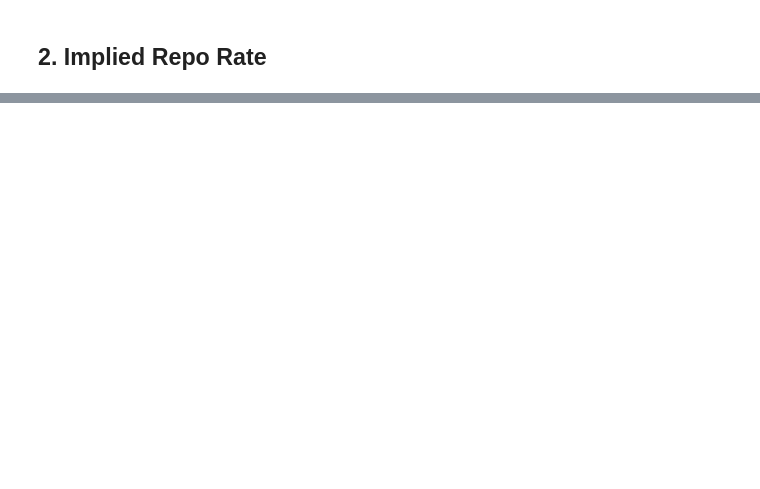
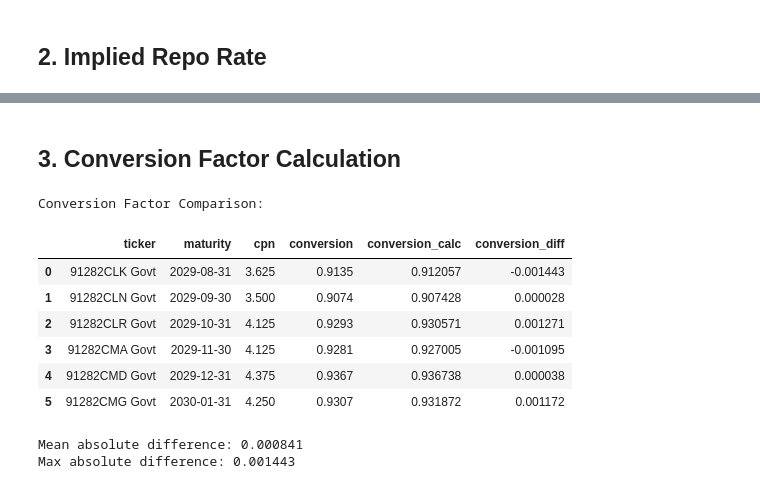
Before and after one commit to DipeshGhimire/FinMath-FixedIncome, a Jupyter notebook: treasury_futures/ctd_and_implied_repo.ipynb, the cells around one changed output, grey strips where cells are left out. Drawn from its saved outputs; the diff is of its cells as text; code cells hidden in the pictures; blank space fills up the shorter version.

```diff
--- a/treasury_futures/ctd_and_implied_repo.ipynb
+++ b/treasury_futures/ctd_and_implied_repo.ipynb
@@ -112,0 +264,59 @@ Answer: Yes, this matches the CTD identified by Bloomberg in the fut_ctd field,
+# %% [markdown]
+## 3. Conversion Factor Calculation
+# %%
+def calculate_conversion_factor(row, delivery_date):
+    """
+    Calculate CBOT conversion factor using 6% flat yield assumption.
+    Formula: φ = (c/0.06) * [1 - 1/(1.03)^n] + 1/(1.03)^n
+    """
+    # Get maturity date
+    maturity = pd.to_datetime(row['maturity'])
+
+    # First day of delivery month
+    first_day_delivery_month = delivery_date.replace(day=1)
+
+    # Calculate months from first day of delivery month to maturity
+    months_to_maturity = (maturity.year - first_day_delivery_month.year) * 12 + \
+                         (maturity.month - first_day_delivery_month.month)
+
+    # Round to nearest quarter (3 months)
+    months_rounded = round(months_to_maturity / 3) * 3
+
+    # Number of semiannual periods
+    n = months_rounded / 6
+
+    # Coupon rate (as decimal)
+    c = row['cpn'] / 100.0
+
+    # Conversion factor formula
+    if n > 0:
+        phi = (c / 0.06) * (1 - (1 / (1.03 ** n))) + (1 / (1.03 ** n))
+    else:
+        phi = 1.0  # Edge case
+
+    return phi
+
+# Calculate conversion factors
+bond_data['conversion_calc'] = bond_data.apply(
+    lambda row: calculate_conversion_factor(row, T_delivery), axis=1
+)
+
+# Compare with Bloomberg values
+bond_data['conversion_diff'] = bond_data['conversion_calc'] - bond_data['conversion']
+
+print("Conversion Factor Comparison:")
+display(bond_data[['ticker', 'maturity', 'cpn', 'conversion', 'conversion_calc', 'conversion_diff']].head(10))
+
+print(f"\nMean absolute difference: {bond_data['conversion_diff'].abs().mean():.6f}")
+print(f"Max absolute difference: {bond_data['conversion_diff'].abs().max():.6f}")
+# %% [output]
+Conversion Factor Comparison:
+|  | ticker | maturity | cpn | conversion | conversion_calc | conversion_diff |
+| 0 | 91282CLK Govt | 2029-08-31 | 3.625 | 0.9135 | 0.912057 | -0.001443 |
+| 1 | 91282CLN Govt | 2029-09-30 | 3.500 | 0.9074 | 0.907428 | 0.000028 |
+| 2 | 91282CLR Govt | 2029-10-31 | 4.125 | 0.9293 | 0.930571 | 0.001271 |
+| 3 | 91282CMA Govt | 2029-11-30 | 4.125 | 0.9281 | 0.927005 | -0.001095 |
+| 4 | 91282CMD Govt | 2029-12-31 | 4.375 | 0.9367 | 0.936738 | 0.000038 |
+| 5 | 91282CMG Govt | 2030-01-31 | 4.250 | 0.9307 | 0.931872 | 0.001172 |
+Mean absolute difference: 0.000841
+Max absolute difference: 0.001443
```
Also changed, not shown: parts of 11 cells of this notebook.
